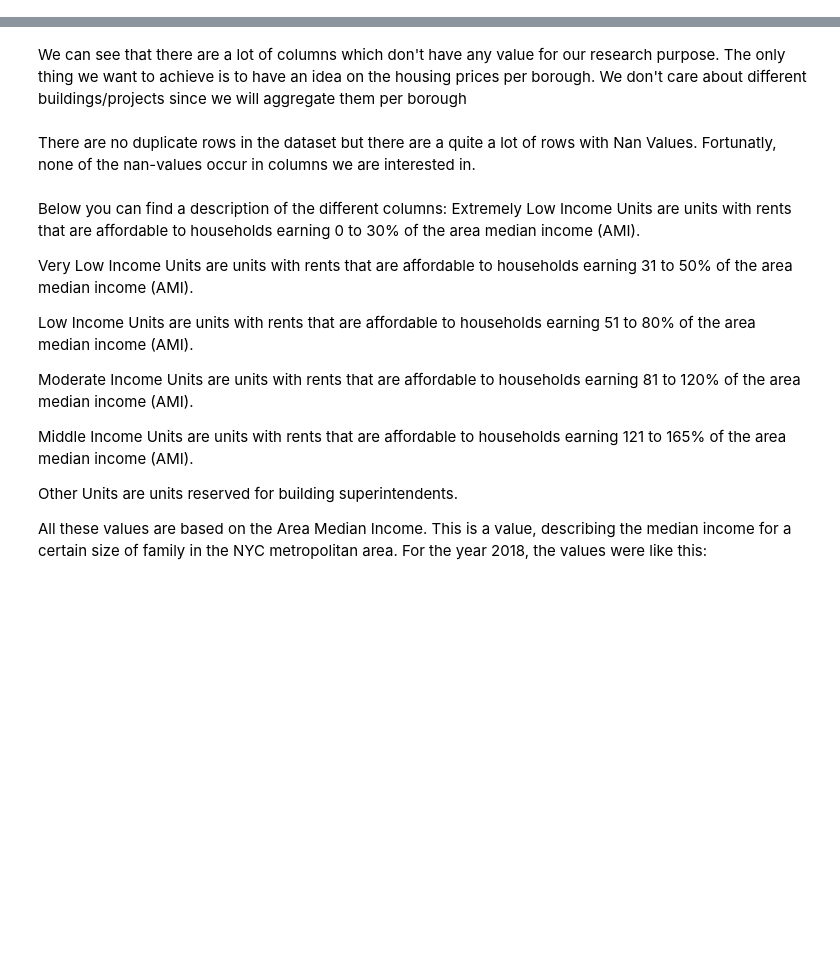
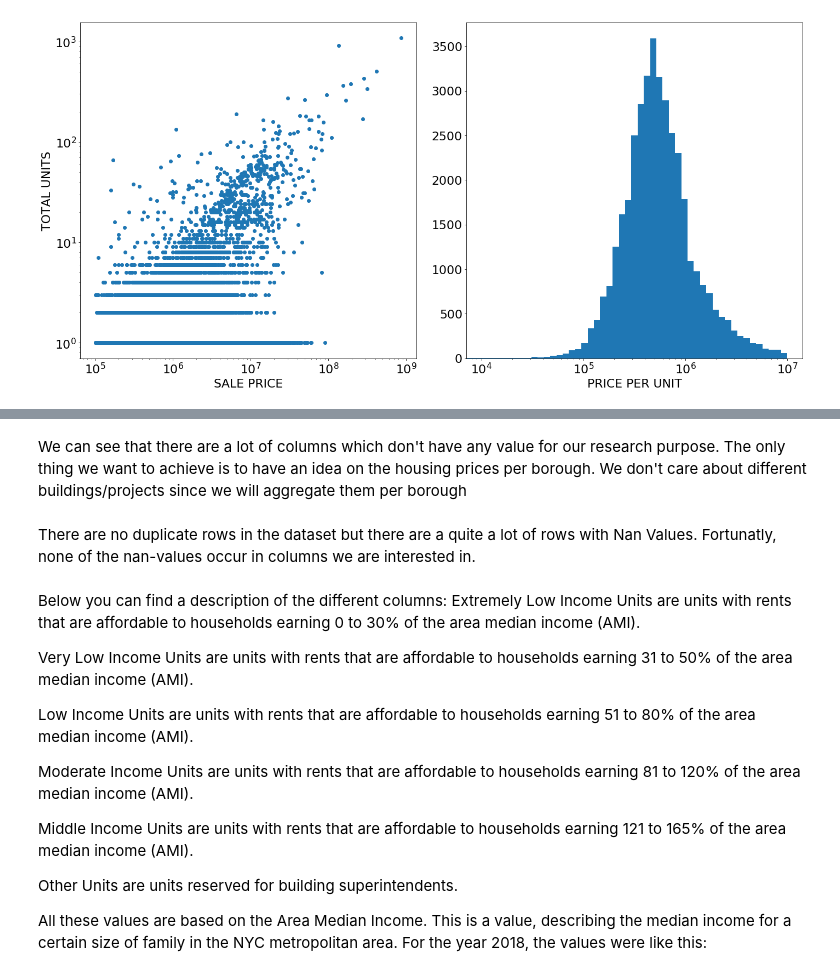
Before and after one commit to ThibauldBraet/Whos-your-data, a Jupyter notebook: Housing.ipynb, the cells around one changed output, grey strips where cells are left out. Saved outputs shown, nothing was run; the diff lists cells and outputs as text; code cells hidden in the pictures; blank space fills up the shorter version.

```diff
--- a/Housing.ipynb
+++ b/Housing.ipynb
@@ -227,0 +237,18 @@ print(df)
+# %%
+plt.figure(figsize=(20,10))
+plt.subplot(1,2,1)
+plt.scatter(df_unit['SALE PRICE'], df_unit['TOTAL UNITS'])
+plt.xlabel("SALE PRICE")
+plt.ylabel("TOTAL UNITS")
+plt.xscale("log")
+plt.yscale("log")
+
+plt.subplot(1,2,2)
+plt.hist(df_unit['PRICE PER UNIT'], bins = np.insert(np.logspace(4, 7, 50), 0,0, axis=0));
+plt.xscale("log");
+plt.xlabel("PRICE PER UNIT");
+
+plt.tight_layout()
+plt.show()
+# %% [output]
+[figure, added]
```
Also changed, not shown: parts of 35 cells of this notebook, 1 other file.
